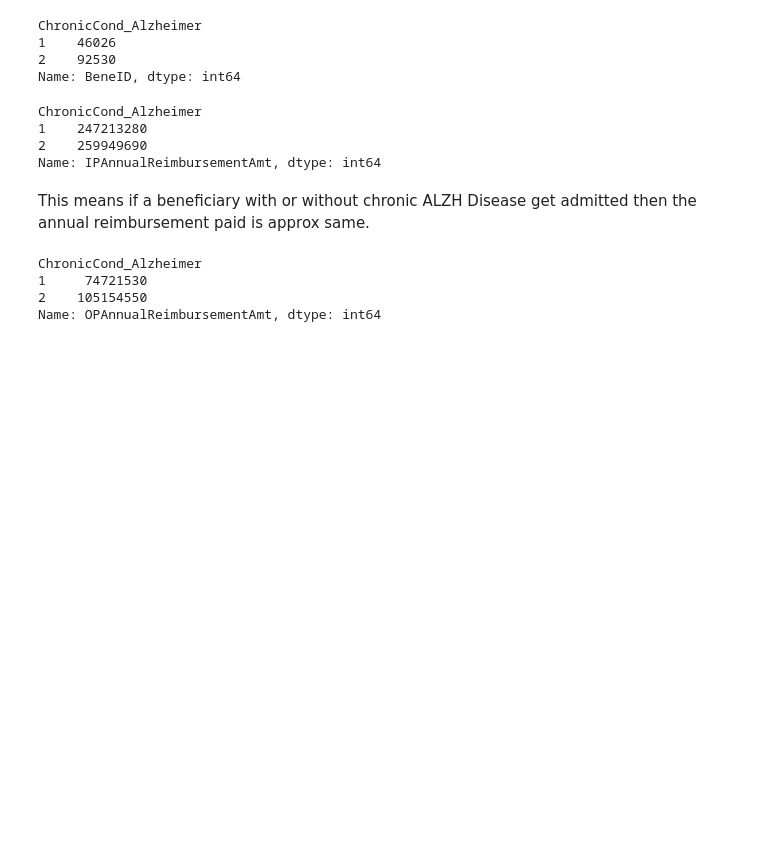
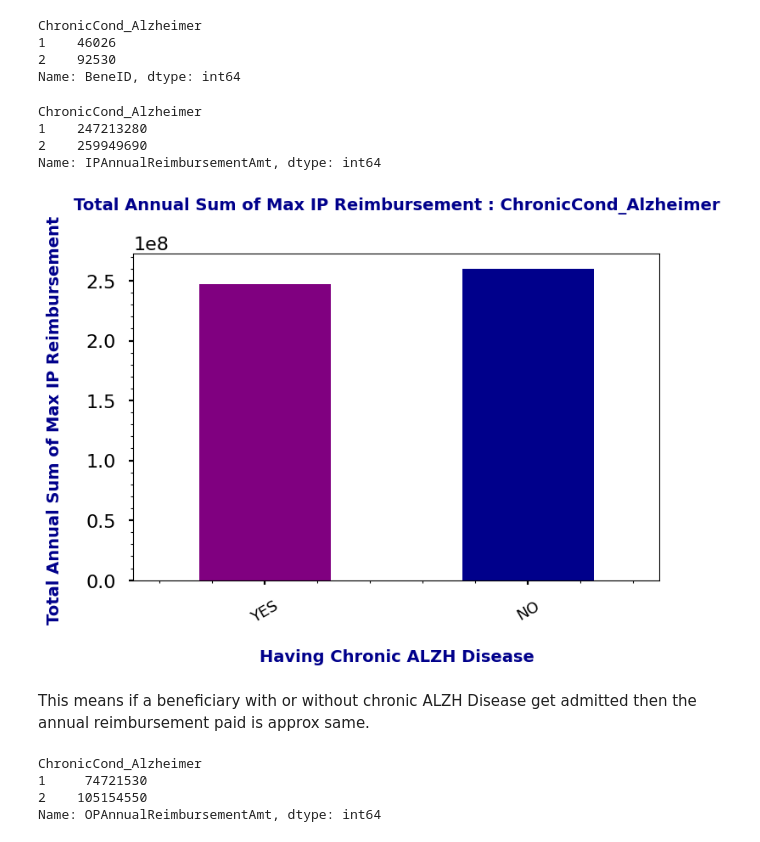
Before and after one commit to ShabnaNasser/Healthcare-Provider-Fraud-Detection-Analysis, a Jupyter notebook: HEALTHCARE PROVIDER FRAUD DETECTION ANALYSIS.ipynb, the cells around one changed output. Cells and saved outputs as stored; diff of their text form; code cells hidden in the pictures; blank space fills up the shorter version.

```diff
--- a/HEALTHCARE PROVIDER FRAUD DETECTION ANALYSIS.ipynb
+++ b/HEALTHCARE PROVIDER FRAUD DETECTION ANALYSIS.ipynb
@@ -223,6 +254,19 @@ ChronicCond_Alzheimer
 1    247213280
 2    259949690
 Name: IPAnnualReimbursementAmt, dtype: int64
+# %%
+with plt.style.context('seaborn-poster'):
+  plt.figure(figsize=(8,5))
+  fig = train_beneficiary.groupby(['ChronicCond_Alzheimer'])['IPAnnualReimbursementAmt'].sum().plot(kind='bar', color=['purple','darkblue'])
+# Providing the labels and title to the graph
+  #plt.grid(which='major', linestyle="--", color='grey')
+  plt.xlabel("\nHaving Chronic ALZH Disease", fontdict=label_font_dict)
+  plt.xticks(ticks=[0,1], labels=['YES', 'NO'], fontsize=13, rotation=30)
+  plt.ylabel("Total Annual Sum of Max IP Reimbursement \n", fontdict=label_font_dict)
+  plt.minorticks_on()
+  plt.title("Total Annual Sum of Max IP Reimbursement : ChronicCond_Alzheimer\n", fontdict=title_font_dict)
+# %% [output]
+[figure, added]
 # %% [markdown]
 This means if a beneficiary with or without chronic ALZH Disease get admitted then the annual reimbursement paid is approx same.
 # %%
```
Also changed, not shown: parts of 19 cells of this notebook.
